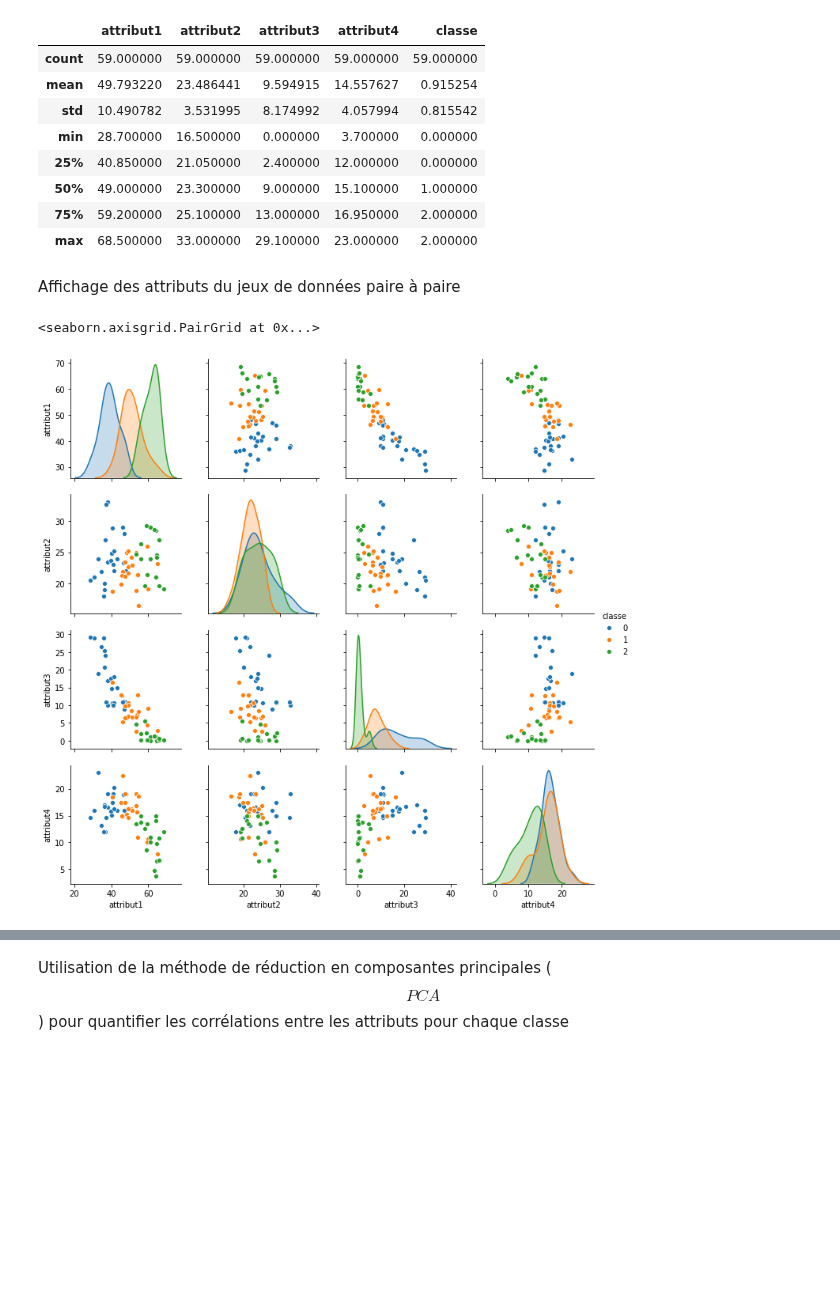
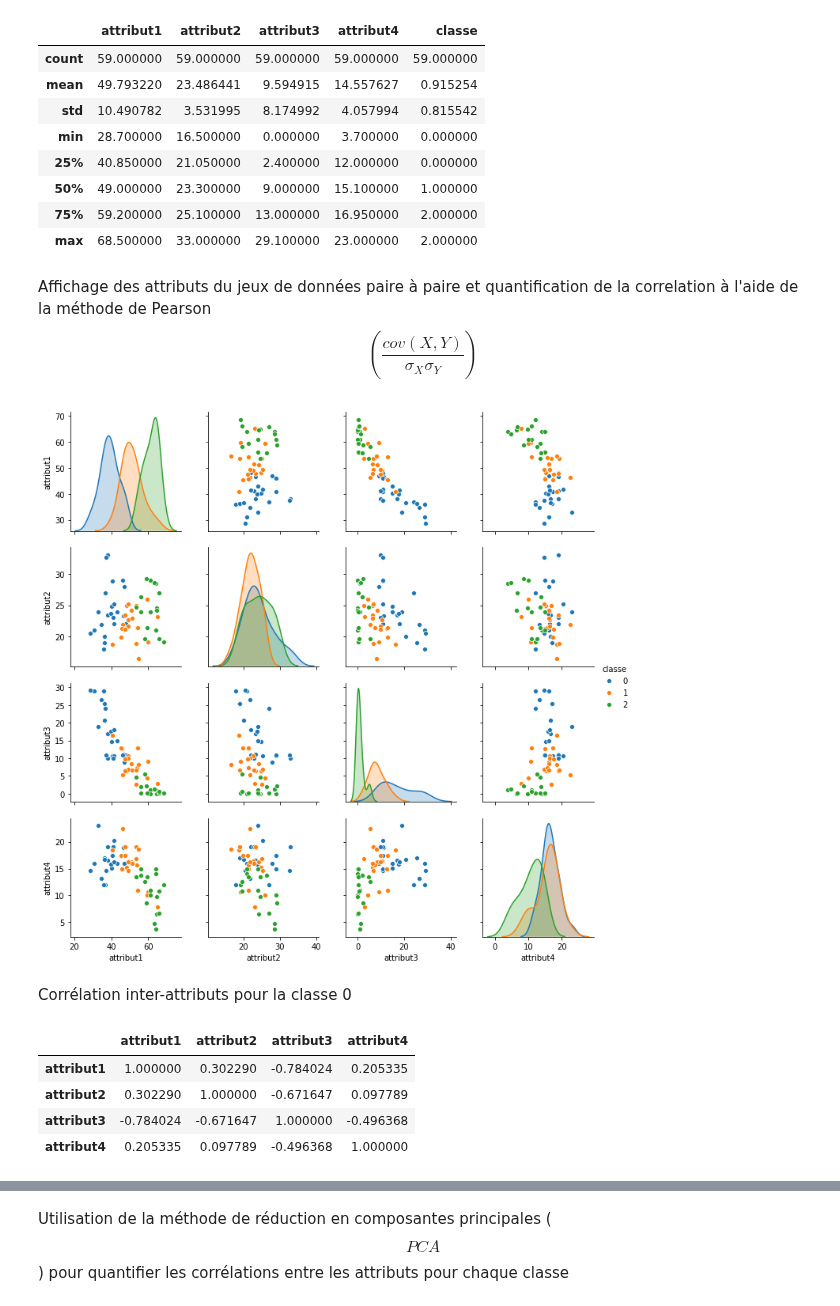
Before and after one commit to ggs22/IFT870-TP1, a Jupyter notebook: tp1.ipynb, the cells around one changed output, grey strips where cells are left out. Saved outputs shown, nothing was run; the diff lists cells and outputs as text; code cells hidden in the pictures; blank space fills up the shorter version.

```diff
--- a/tp1.ipynb
+++ b/tp1.ipynb
@@ -54,10 +57,27 @@ tp1_data.describe()
 | 75% | 59.200000 | 25.100000 | 13.000000 | 16.950000 | 2.000000 |
 | max | 68.500000 | 33.000000 | 29.100000 | 23.000000 | 2.000000 |
 # %% [markdown]
-Affichage des attributs du jeux de données paire à paire
+Affichage des attributs du jeux de données paire à paire et quantification de la correlation à l'aide de la méthode de Pearson $$\left(\frac{cov(X,Y)}{\sigma_X\sigma_Y} \right)$$
 # %%
 %matplotlib inline
 sns.pairplot(tp1_data, vars=['attribut1', 'attribut2', 'attribut3', 'attribut4'],  hue='classe')
+
+condition0 = tp1_data['classe'] == 0
+condition1 = tp1_data['classe'] == 1
+condition2 = tp1_data['classe'] == 2
+
+tp1_data_classe_0 = tp1_data.loc[condition0 , 'attribut1':'attribut4']
+tp1_data_classe_1 = tp1_data.loc[condition1 , 'attribut1':'attribut4']
+tp1_data_classe_2 = tp1_data.loc[condition2 , 'attribut1':'attribut4']
 # %% [output]
-<seaborn.axisgrid.PairGrid at 0x...>
 [figure]
+# %% [markdown]
+Corrélation inter-attributs pour la classe 0
+# %%
+tp1_data_classe_0.corr(method='pearson')
+# %% [output]
+|  | attribut1 | attribut2 | attribut3 | attribut4 |
+| attribut1 | 1.000000 | 0.302290 | -0.784024 | 0.205335 |
+| attribut2 | 0.302290 | 1.000000 | -0.671647 | 0.097789 |
+| attribut3 | -0.784024 | -0.671647 | 1.000000 | -0.496368 |
+| attribut4 | 0.205335 | 0.097789 | -0.496368 | 1.000000 |
```
Also changed, not shown: parts of 9 cells of this notebook.
